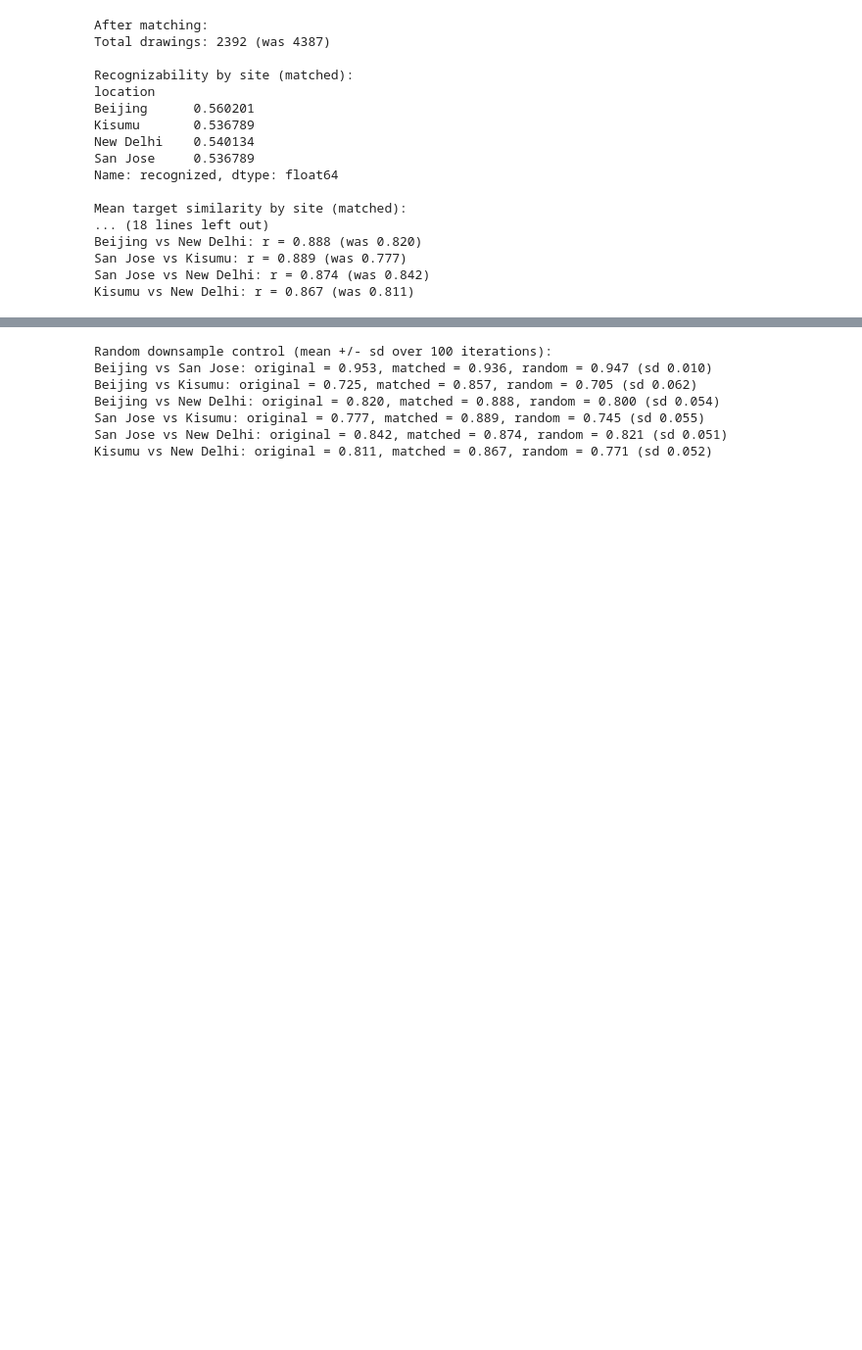
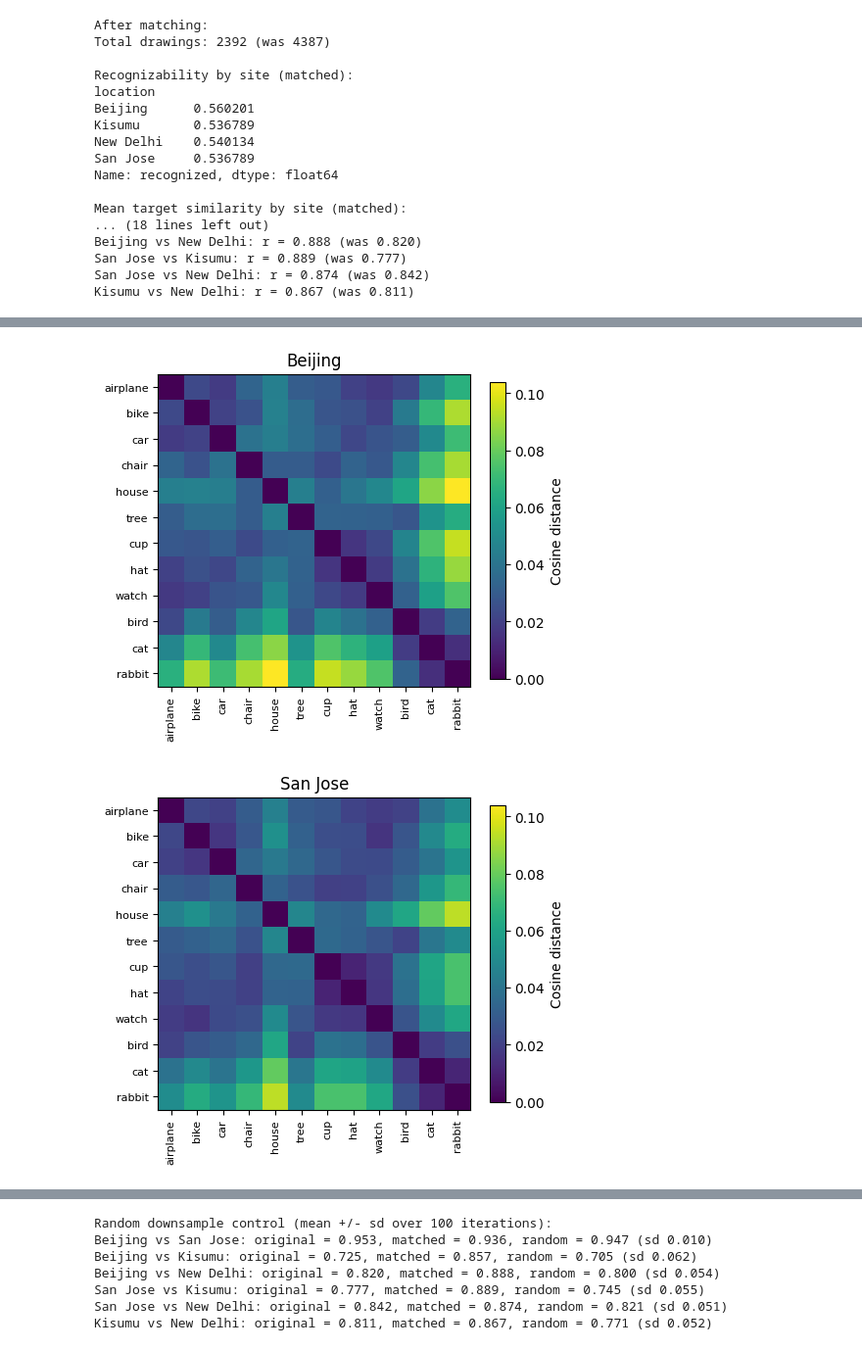
Before and after one commit to vislearnlab/across-site-draw, a Jupyter notebook: analysis/201b_analyses_1_2.ipynb, the cells around one changed output, grey strips where cells are left out. Shown at 98% size. Cells and saved outputs as stored; diff of their text form; code cells hidden in the pictures; blank space fills up the shorter version.

```diff
--- a/analysis/201b_analyses_1_2.ipynb
+++ b/analysis/201b_analyses_1_2.ipynb
@@ -628,0 +611,17 @@ for loc in SITE_NAMES:
+# %%
+# visualize RDMs per site
+for loc in SITE_NAMES:
+    fig, ax = plt.subplots(figsize=(5, 4.5))
+    im = ax.imshow(site_rdms[loc], cmap='viridis', vmin=0, vmax=vmax)
+    ax.set_xticks(range(len(CATEGORIES)))
+    ax.set_yticks(range(len(CATEGORIES)))
+    ax.set_xticklabels(CATEGORIES_GROUPED, rotation=90, fontsize=8)
+    ax.set_yticklabels(CATEGORIES_GROUPED, fontsize=8)
+    ax.set_title(loc)
+    fig.colorbar(im, ax=ax, shrink=0.8, label='Cosine distance')
+    plt.tight_layout()
+    plt.savefig(f"../data/figures/rdm_plots/stats/rdm_{loc.lower().replace(" ", "_")}.svg", dpi=150, bbox_inches='tight')
+    plt.show()
+# %% [output]
+[figure, new version]
+[figure, new version]
```
Also changed, not shown: parts of 5 cells of this notebook, 10 other files.
